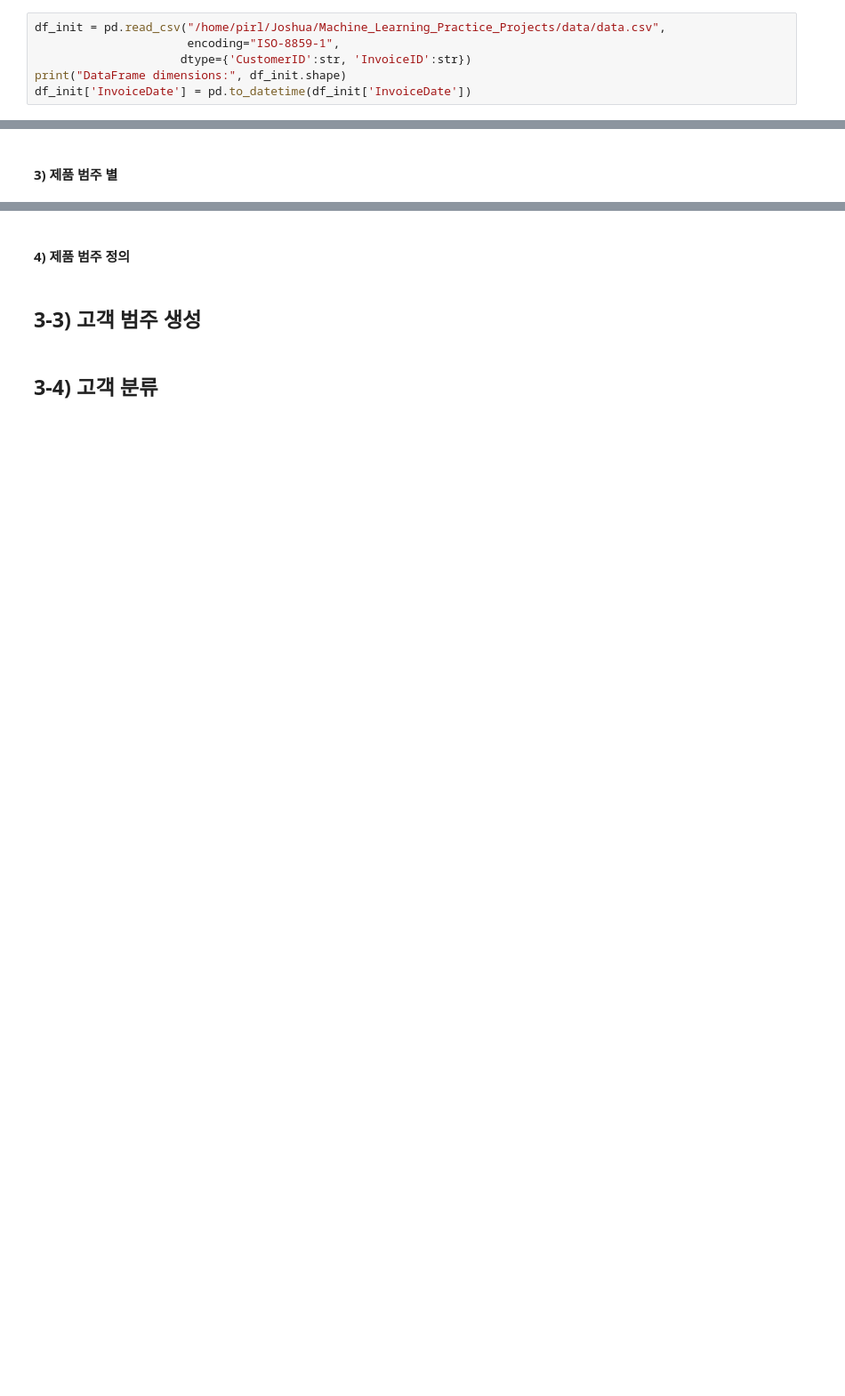
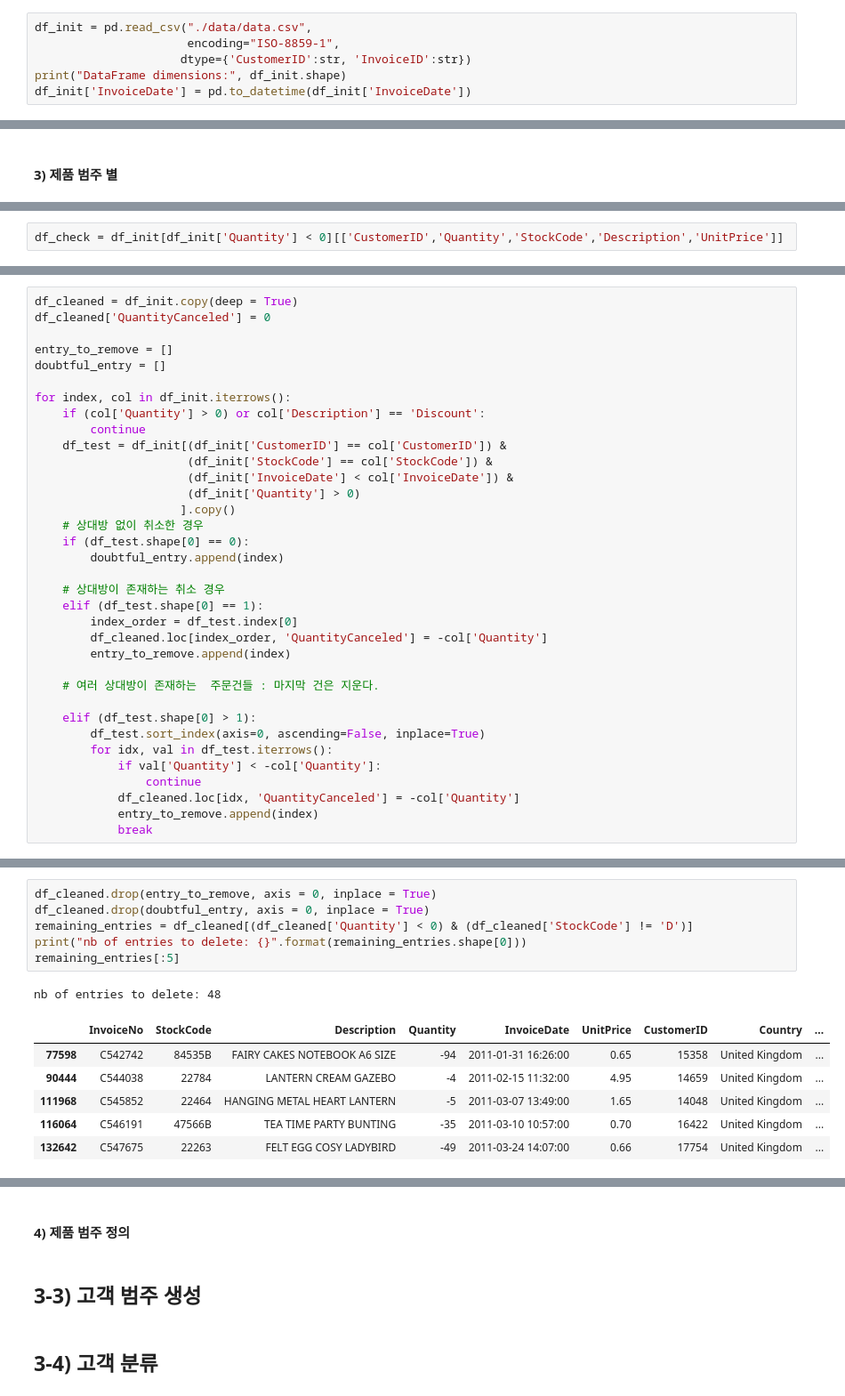
Before and after one commit to Hinterhalter/Machine_Learning_Practice_Projects, a Jupyter notebook: 고객_분석/고객_분석.ipynb, the cells around one changed output, grey strips where cells are left out. Shown: that part at 89% size. Drawn from its saved outputs; the diff is of its cells as text; blank space fills up the shorter version.

```diff
--- a/고객_분석/고객_분석.ipynb
+++ b/고객_분석/고객_분석.ipynb
@@ -80,7 +80,7 @@ from IPython.display import display, HTML
 # %% [markdown]
 ## 3-1) 데이터 준비
 # %%
-df_init = pd.read_csv("/home/pirl/Joshua/Machine_Learning_Practice_Projects/data/data.csv",
+df_init = pd.read_csv("./data/data.csv",
                       encoding="ISO-8859-1",
                      dtype={'CustomerID':str, 'InvoiceID':str})
 print("DataFrame dimensions:", df_init.shape)
@@ -214,0 +250,2 @@ nb_products_per_basket[:10].sort_values('CustomerID')
+# %%
+df_check = df_init[df_init['Quantity'] < 0][['CustomerID','Quantity','StockCode','Description','UnitPrice']]
@@ -214,0 +278,35 @@ nb_products_per_basket[:10].sort_values('CustomerID')
+# %%
+df_cleaned = df_init.copy(deep = True)
+df_cleaned['QuantityCanceled'] = 0
+
+entry_to_remove = []
+doubtful_entry = []
+
+for index, col in df_init.iterrows():
+    if (col['Quantity'] > 0) or col['Description'] == 'Discount':
+        continue
+    df_test = df_init[(df_init['CustomerID'] == col['CustomerID']) &
+                      (df_init['StockCode'] == col['StockCode']) &
+                      (df_init['InvoiceDate'] < col['InvoiceDate']) &
+                      (df_init['Quantity'] > 0)
+                     ].copy()
+    # 상대방 없이 취소한 경우
+    if (df_test.shape[0] == 0):
+        doubtful_entry.append(index)
+
+    # 상대방이 존재하는 취소 경우
+    elif (df_test.shape[0] == 1):
+        index_order = df_test.index[0]
+        df_cleaned.loc[index_order, 'QuantityCanceled'] = -col['Quantity']
+        entry_to_remove.append(index)
+
+    # 여러 상대방이 존재하는  주문건들 : 마지막 건은 지운다.
+
+    elif (df_test.shape[0] > 1):
+        df_test.sort_index(axis=0, ascending=False, inplace=True)
+        for idx, val in df_test.iterrows():
+            if val['Quantity'] < -col['Quantity']:
+                continue
+            df_cleaned.loc[idx, 'QuantityCanceled'] = -col['Quantity']
+            entry_to_remove.append(index)
+            break
@@ -214,0 +323,14 @@ nb_products_per_basket[:10].sort_values('CustomerID')
+# %%
+df_cleaned.drop(entry_to_remove, axis = 0, inplace = True)
+df_cleaned.drop(doubtful_entry, axis = 0, inplace = True)
+remaining_entries = df_cleaned[(df_cleaned['Quantity'] < 0) & (df_cleaned['StockCode'] != 'D')]
+print("nb of entries to delete: {}".format(remaining_entries.shape[0]))
+remaining_entries[:5]
+# %% [output]
+nb of entries to delete: 48
+|  | InvoiceNo | StockCode | Description | Quantity | InvoiceDate | UnitPrice | CustomerID | Country | ... |
+| 77598 | C542742 | 84535B | FAIRY CAKES NOTEBOOK A6 SIZE | -94 | 2011-01-31 16:26:00 | 0.65 | 15358 | United Kingdom | ... |
+| 90444 | C544038 | 22784 | LANTERN CREAM GAZEBO | -4 | 2011-02-15 11:32:00 | 4.95 | 14659 | United Kingdom | ... |
+| 111968 | C545852 | 22464 | HANGING METAL HEART LANTERN | -5 | 2011-03-07 13:49:00 | 1.65 | 14048 | United Kingdom | ... |
+| 116064 | C546191 | 47566B | TEA TIME PARTY BUNTING | -35 | 2011-03-10 10:57:00 | 0.70 | 16422 | United Kingdom | ... |
+| 132642 | C547675 | 22263 | FELT EGG COSY LADYBIRD | -49 | 2011-03-24 14:07:00 | 0.66 | 17754 | United Kingdom | ... |
```
Also changed, not shown: parts of 12 cells of this notebook, 2 other files.
